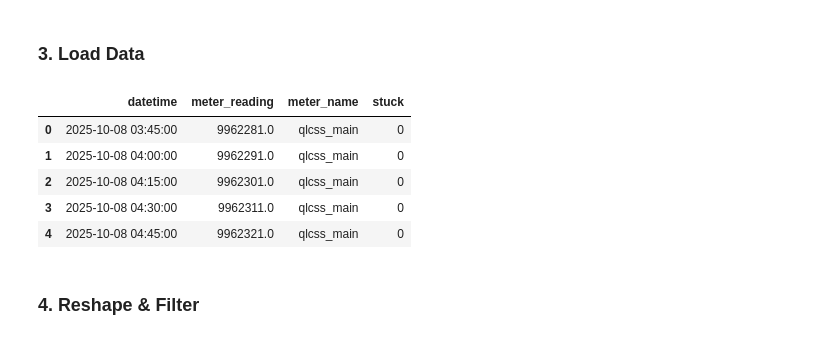
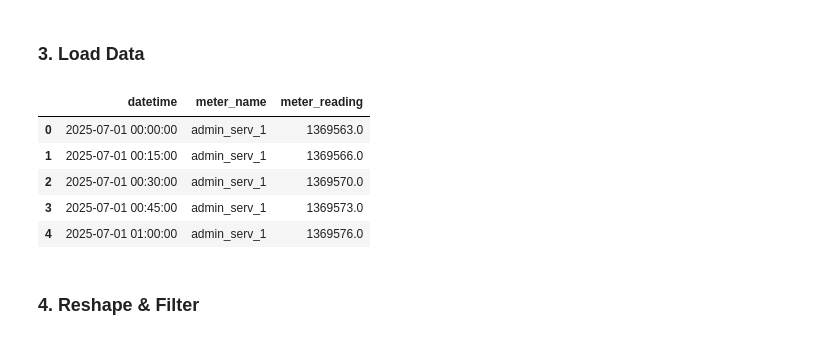
Before and after one commit to uhm-campus-energy/harvest_kwh_prep, a Jupyter notebook: notebooks/1.kwh_end_points_TEST.ipynb, the cells around one changed output. Drawn from its saved outputs; the diff is of its cells as text; code cells hidden in the pictures.

```diff
--- a/notebooks/1.kwh_end_points_TEST.ipynb
+++ b/notebooks/1.kwh_end_points_TEST.ipynb
@@ -83,7 +96,7 @@ annual_monthly_dir = "../data/outputs/annual_monthly/"  # directory for annual a
 var = 'kwh'
 
 # current longest == harvest_kwh_15min_250723-260713
-var_file = input_dir + 'fy26_aurora_data.csv' #'harvest_kwh_15min_250723-260713.csv' # data file 0, should contain only interval meter readings
+var_file = input_dir + 'harvest_kwh_15min_250701-260713.csv' #'fy26_aurora_data.csv' #'harvest_kwh_15min_250723-260713.csv' # data file 0, should contain only interval meter readings
 meter_info_file = input_dir + "meter_info.csv"  # contains all meter information
 
 # Review/source files
@@ -100,11 +113,7 @@ review_overlay_plot = plot_dir + "review_special_meters_plots" + FY + ".pdf"
 
 ######################################################
 if Insert:
-    # TODO:
     insert_sheet = input_dir + FY + "_annual_" + var + ".csv"
-    #insert_sheet = input_dir + "building_complex_master_sheet" + FY + ".csv"  # insert output kWh usage into this sheet
-    #sheet_name = "complex"
-    #target_col_idx = 10  # insert into column K "Net kWh" (Note: Column A's index = 0)
 ######################################################
 
 # Annual Output Files
@@ -151,7 +160,7 @@ freq = '15min'
 
 # Schema
 schema = 'harvest'
-# schema = 'aurora_v4'
+#schema = 'aurora_v4'
 # %% [markdown]
 ### 2. Imports
 # %%
@@ -180,18 +191,18 @@ Cleared previous candidate file: ../data/extracts/special_meter_candidates_resta
 # %% [markdown]
 ### 3. Load Data
 # %%
-# Read var and var_rejects tables
-raw_df = pd.read_csv(var_file)
+# Read variable data file
+raw_df = pd.read_csv(var_file, low_memory=False)
 
 raw_df["datetime"] = pd.to_datetime(raw_df["datetime"])
 raw_df.head()
 # %% [output]
-|  | datetime | meter_reading | meter_name | stuck |
-| 0 | 2025-10-08 03:45:00 | 9962281.0 | qlcss_main | 0 |
-| 1 | 2025-10-08 04:00:00 | 9962291.0 | qlcss_main | 0 |
-| 2 | 2025-10-08 04:15:00 | 9962301.0 | qlcss_main | 0 |
-| 3 | 2025-10-08 04:30:00 | 9962311.0 | qlcss_main | 0 |
-| 4 | 2025-10-08 04:45:00 | 9962321.0 | qlcss_main | 0 |
+|  | datetime | meter_name | meter_reading |
+| 0 | 2025-07-01 00:00:00 | admin_serv_1 | 1369563.0 |
+| 1 | 2025-07-01 00:15:00 | admin_serv_1 | 1369566.0 |
+| 2 | 2025-07-01 00:30:00 | admin_serv_1 | 1369570.0 |
+| 3 | 2025-07-01 00:45:00 | admin_serv_1 | 1369573.0 |
+| 4 | 2025-07-01 01:00:00 | admin_serv_1 | 1369576.0 |
 # %% [markdown]
 ### 4. Reshape & Filter
 # %%
```
Also changed, not shown: parts of 23 cells of this notebook.
